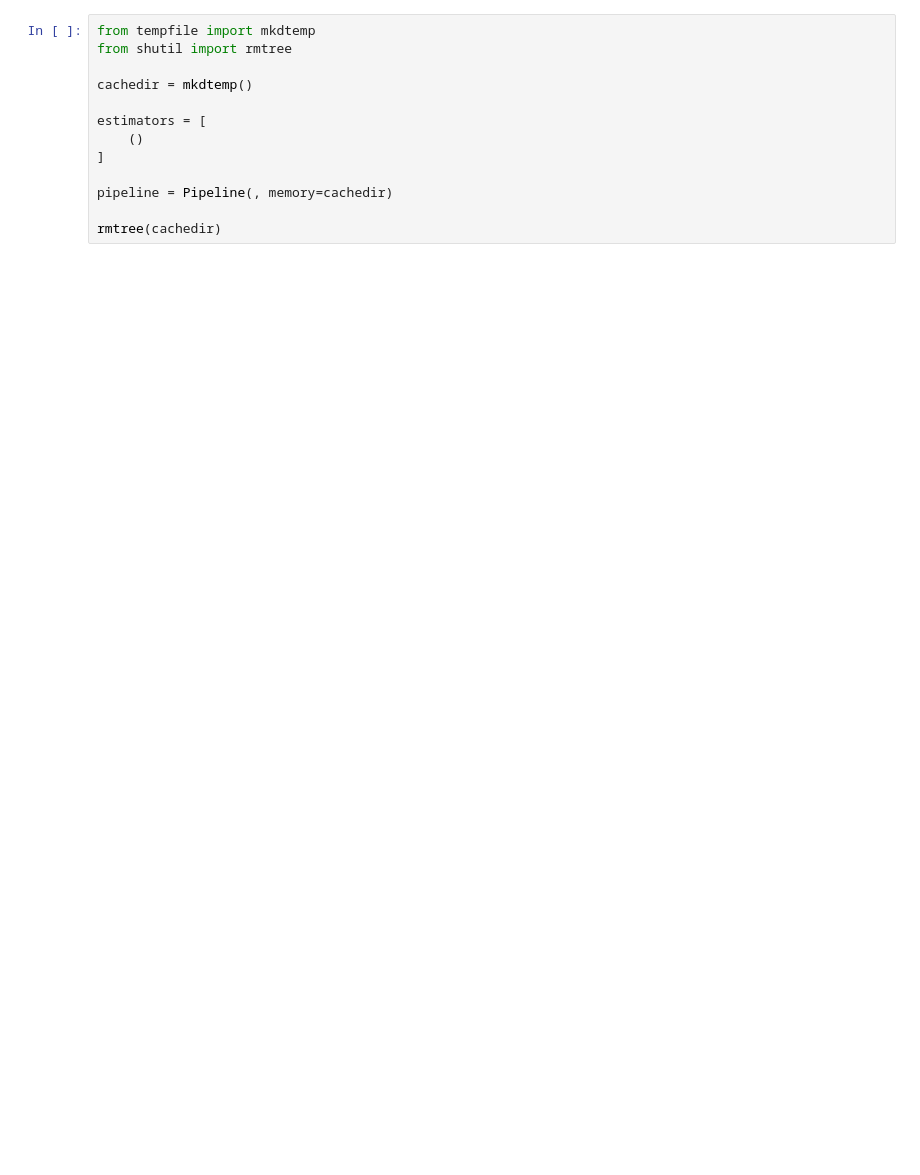
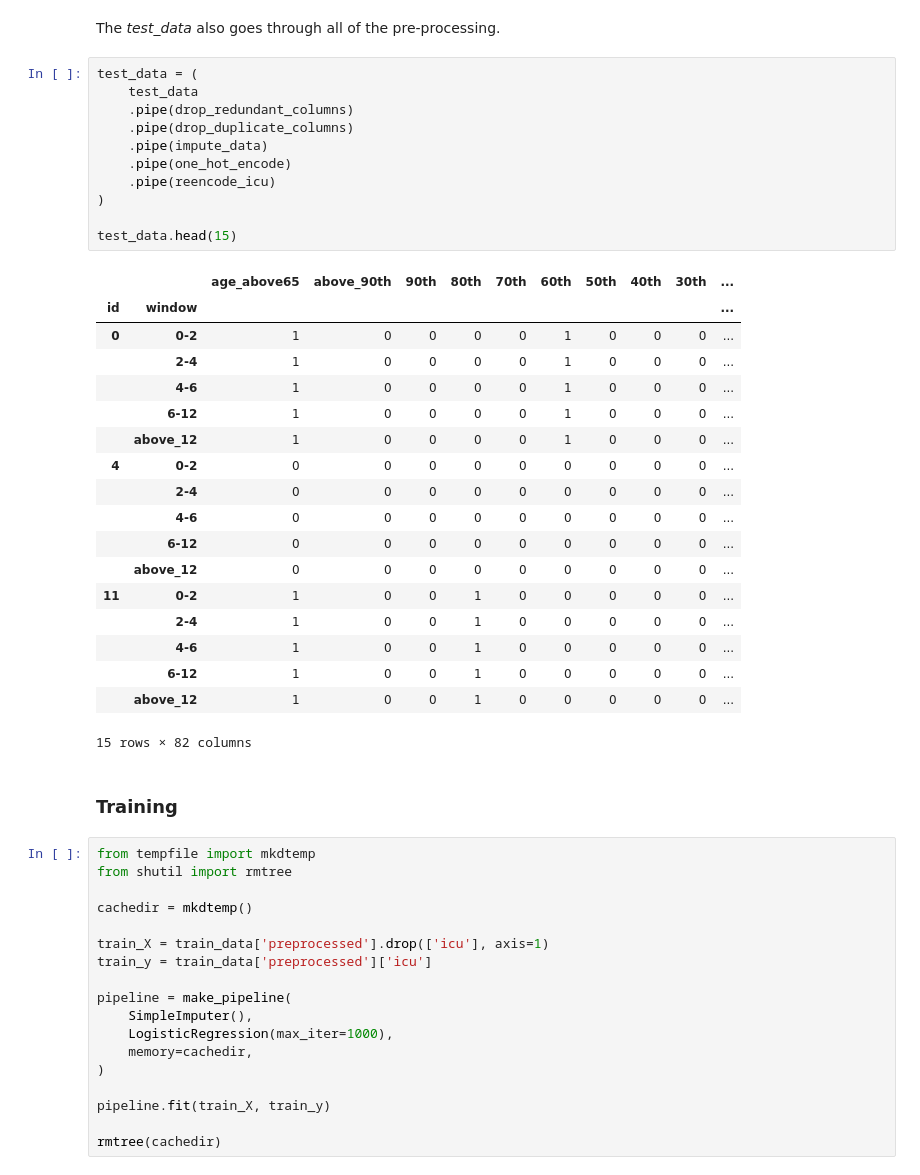
Before and after one commit to eduardopaul/covid-sirio-libanes, a Jupyter notebook: notebooks/04-train.ipynb, the cells around one changed output. Saved outputs shown, nothing was run; the diff lists cells and outputs as text; blank space fills up the shorter version.

```diff
--- a/notebooks/04-train.ipynb
+++ b/notebooks/04-train.ipynb
@@ -24,13 +239,52 @@ from sklearn.pipeline import Pipeline
+# %% [markdown]
+The *test_data* also goes through all of the pre-processing.
+# %%
+test_data = (
+    test_data
+    .pipe(drop_redundant_columns)
+    .pipe(drop_duplicate_columns)
+    .pipe(impute_data)
+    .pipe(one_hot_encode)
+    .pipe(reencode_icu)
+)
+
+test_data.head(15)
+# %% [output]
+|  |  | age_above65 | above_90th | 90th | 80th | 70th | 60th | 50th | 40th | 30th | ... |
+| id | window |  |  |  |  |  |  |  |  |  | ... |
+| 0 | 0-2 | 1 | 0 | 0 | 0 | 0 | 1 | 0 | 0 | 0 | ... |
+|  | 2-4 | 1 | 0 | 0 | 0 | 0 | 1 | 0 | 0 | 0 | ... |
+|  | 4-6 | 1 | 0 | 0 | 0 | 0 | 1 | 0 | 0 | 0 | ... |
+|  | 6-12 | 1 | 0 | 0 | 0 | 0 | 1 | 0 | 0 | 0 | ... |
+|  | above_12 | 1 | 0 | 0 | 0 | 0 | 1 | 0 | 0 | 0 | ... |
+| 4 | 0-2 | 0 | 0 | 0 | 0 | 0 | 0 | 0 | 0 | 0 | ... |
+|  | 2-4 | 0 | 0 | 0 | 0 | 0 | 0 | 0 | 0 | 0 | ... |
+|  | 4-6 | 0 | 0 | 0 | 0 | 0 | 0 | 0 | 0 | 0 | ... |
+|  | 6-12 | 0 | 0 | 0 | 0 | 0 | 0 | 0 | 0 | 0 | ... |
+|  | above_12 | 0 | 0 | 0 | 0 | 0 | 0 | 0 | 0 | 0 | ... |
+| 11 | 0-2 | 1 | 0 | 0 | 1 | 0 | 0 | 0 | 0 | 0 | ... |
+|  | 2-4 | 1 | 0 | 0 | 1 | 0 | 0 | 0 | 0 | 0 | ... |
+|  | 4-6 | 1 | 0 | 0 | 1 | 0 | 0 | 0 | 0 | 0 | ... |
+|  | 6-12 | 1 | 0 | 0 | 1 | 0 | 0 | 0 | 0 | 0 | ... |
+|  | above_12 | 1 | 0 | 0 | 1 | 0 | 0 | 0 | 0 | 0 | ... |
+15 rows × 82 columns
+# %% [markdown]
+### Training
 # %%
 from tempfile import mkdtemp
 from shutil import rmtree
 
 cachedir = mkdtemp()
 
-estimators = [
-    ()
-]
+train_X = train_data['preprocessed'].drop(['icu'], axis=1)
+train_y = train_data['preprocessed']['icu']
 
-pipeline = Pipeline(, memory=cachedir)
+pipeline = make_pipeline(
+    SimpleImputer(),
+    LogisticRegression(max_iter=1000),
+    memory=cachedir,
+)
+
+pipeline.fit(train_X, train_y)
 
 rmtree(cachedir)
```
Also changed, not shown: parts of 14 cells of this notebook.
